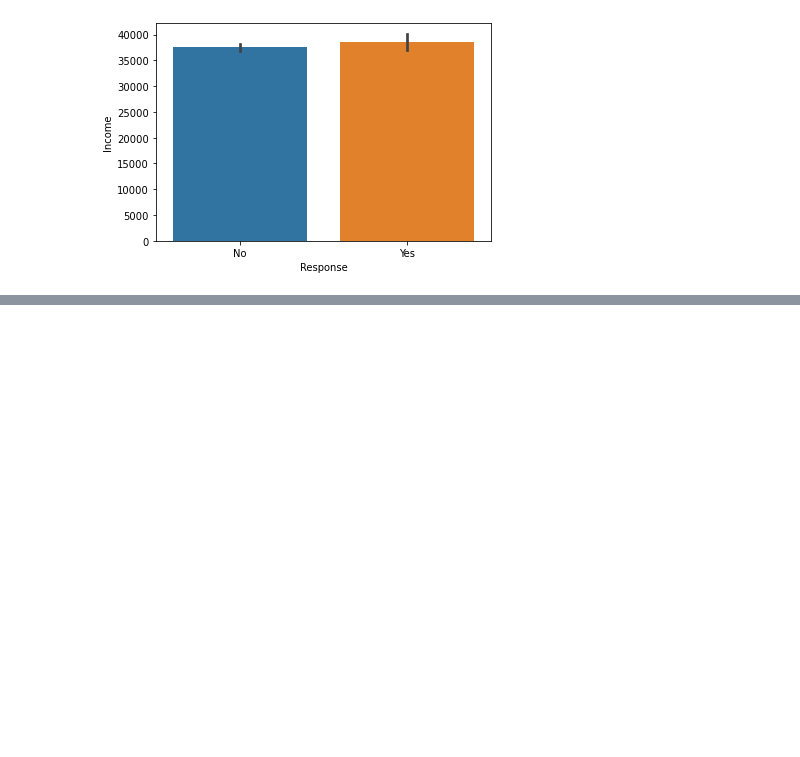
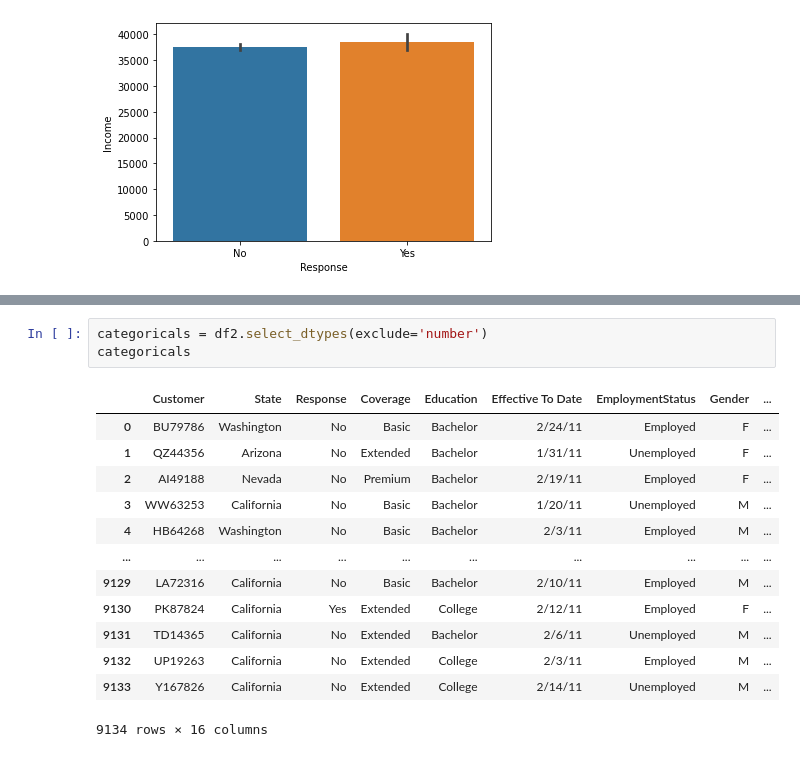
Before and after one commit to vanchido/lab-customer-analysis-round-2, a Jupyter notebook: lab-customer-analysis-round-2.ipynb, the cells around one changed output, grey strips where cells are left out. Drawn from its saved outputs; the diff is of its cells as text; blank space fills up the shorter version.

```diff
--- a/lab-customer-analysis-round-2.ipynb
+++ b/lab-customer-analysis-round-2.ipynb
@@ -389,0 +411,17 @@ sns.barplot(x="Response", y="Income", data=data1)
+# %%
+categoricals = df2.select_dtypes(exclude='number')
+categoricals
+# %% [output]
+|  | Customer | State | Response | Coverage | Education | Effective To Date | EmploymentStatus | Gender | ... |
+| 0 | BU79786 | Washington | No | Basic | Bachelor | 2/24/11 | Employed | F | ... |
+| 1 | QZ44356 | Arizona | No | Extended | Bachelor | 1/31/11 | Unemployed | F | ... |
+| 2 | AI49188 | Nevada | No | Premium | Bachelor | 2/19/11 | Employed | F | ... |
+| 3 | WW63253 | California | No | Basic | Bachelor | 1/20/11 | Unemployed | M | ... |
+| 4 | HB64268 | Washington | No | Basic | Bachelor | 2/3/11 | Employed | M | ... |
+| ... | ... | ... | ... | ... | ... | ... | ... | ... | ... |
+| 9129 | LA72316 | California | No | Basic | Bachelor | 2/10/11 | Employed | M | ... |
+| 9130 | PK87824 | California | Yes | Extended | College | 2/12/11 | Employed | F | ... |
+| 9131 | TD14365 | California | No | Extended | Bachelor | 2/6/11 | Unemployed | M | ... |
+| 9132 | UP19263 | California | No | Extended | College | 2/3/11 | Employed | M | ... |
+| 9133 | Y167826 | California | No | Extended | College | 2/14/11 | Unemployed | M | ... |
+9134 rows × 16 columns
```
Also changed, not shown: parts of 15 cells of this notebook, 1 other file.
